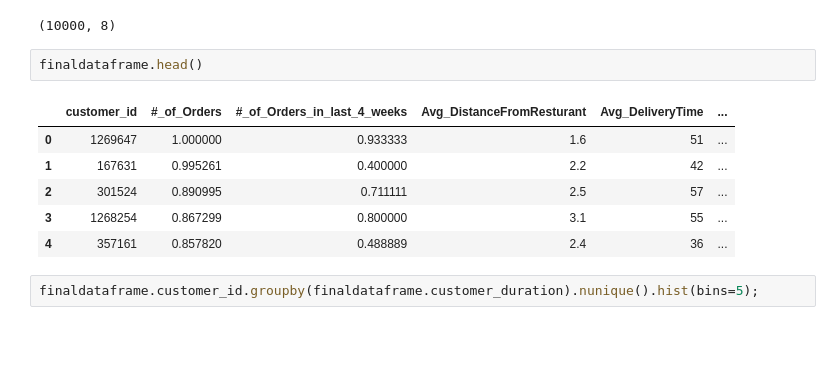
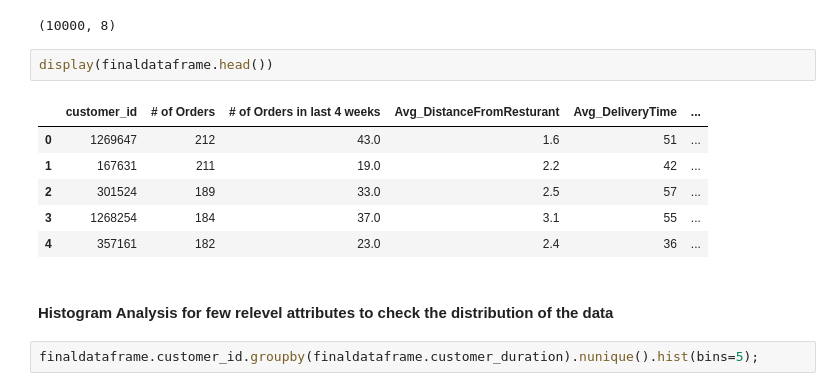
Before and after one commit to SoumyajyotiBanerjee/customer_case_study, a Jupyter notebook: InformationAnalysis.ipynb, the cells around one changed output. Cells and saved outputs as stored; diff of their text form; blank space fills up the shorter version.

Commit message:
display added

```diff
--- a/InformationAnalysis.ipynb
+++ b/InformationAnalysis.ipynb
@@ -136,15 +132,17 @@ Columns Having None : ['#_of_Orders_in_last_4_weeks']
 finaldataframe.shape
 # %% [output]
 (10000, 8)
-# %%
-finaldataframe.head()
-# %% [output]
-|  | customer_id | #_of_Orders | #_of_Orders_in_last_4_weeks | Avg_DistanceFromResturant | Avg_DeliveryTime | ... |
-| 0 | 1269647 | 1.000000 | 0.933333 | 1.6 | 51 | ... |
-| 1 | 167631 | 0.995261 | 0.400000 | 2.2 | 42 | ... |
-| 2 | 301524 | 0.890995 | 0.711111 | 2.5 | 57 | ... |
-| 3 | 1268254 | 0.867299 | 0.800000 | 3.1 | 55 | ... |
-| 4 | 357161 | 0.857820 | 0.488889 | 2.4 | 36 | ... |
+# %%
+display(finaldataframe.head())
+# %% [output]
+|  | customer_id | # of Orders | # of Orders in last 4 weeks | Avg_DistanceFromResturant | Avg_DeliveryTime | ... |
+| 0 | 1269647 | 212 | 43.0 | 1.6 | 51 | ... |
+| 1 | 167631 | 211 | 19.0 | 2.2 | 42 | ... |
+| 2 | 301524 | 189 | 33.0 | 2.5 | 57 | ... |
+| 3 | 1268254 | 184 | 37.0 | 3.1 | 55 | ... |
+| 4 | 357161 | 182 | 23.0 | 2.4 | 36 | ... |
+# %% [markdown]
+#### Histogram Analysis for few relevel attributes to check the distribution of the data
 # %%
 finaldataframe.customer_id.groupby(finaldataframe.customer_duration).nunique().hist(bins=5);
 # %% [output]
```
Also changed, not shown: parts of 4 cells of this notebook.
